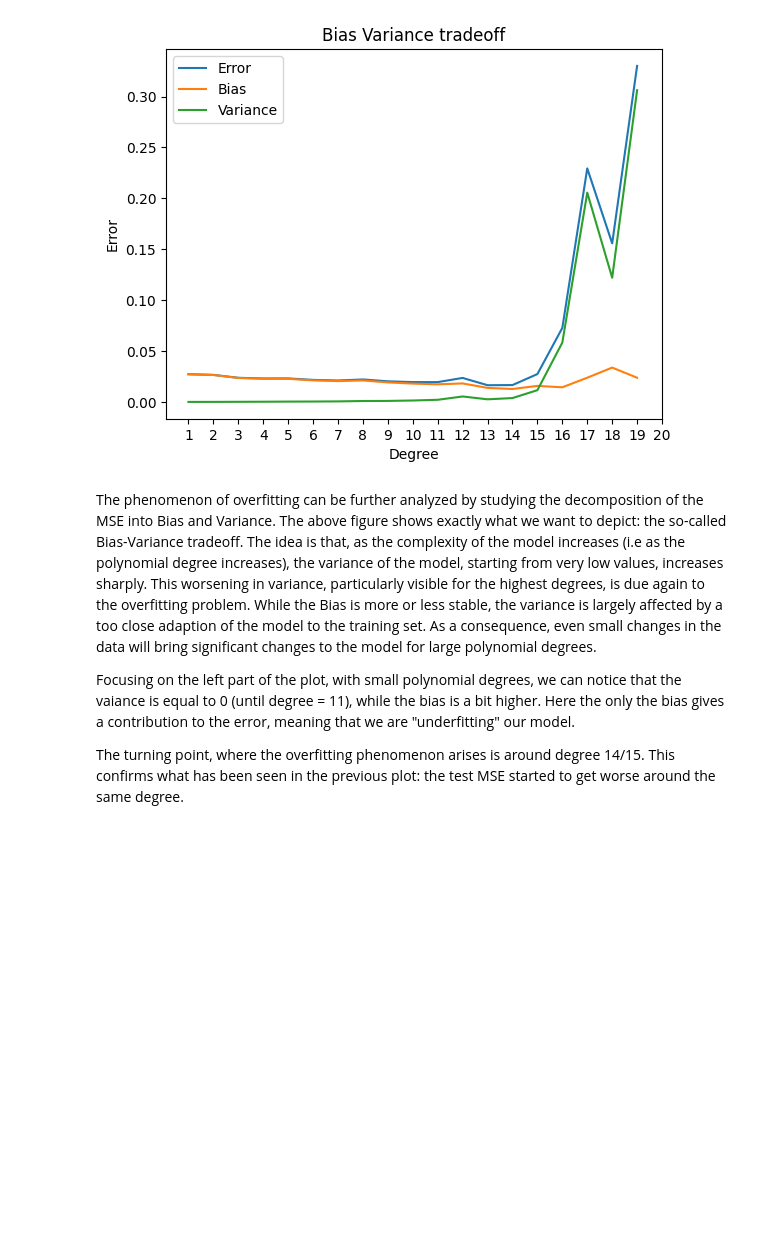
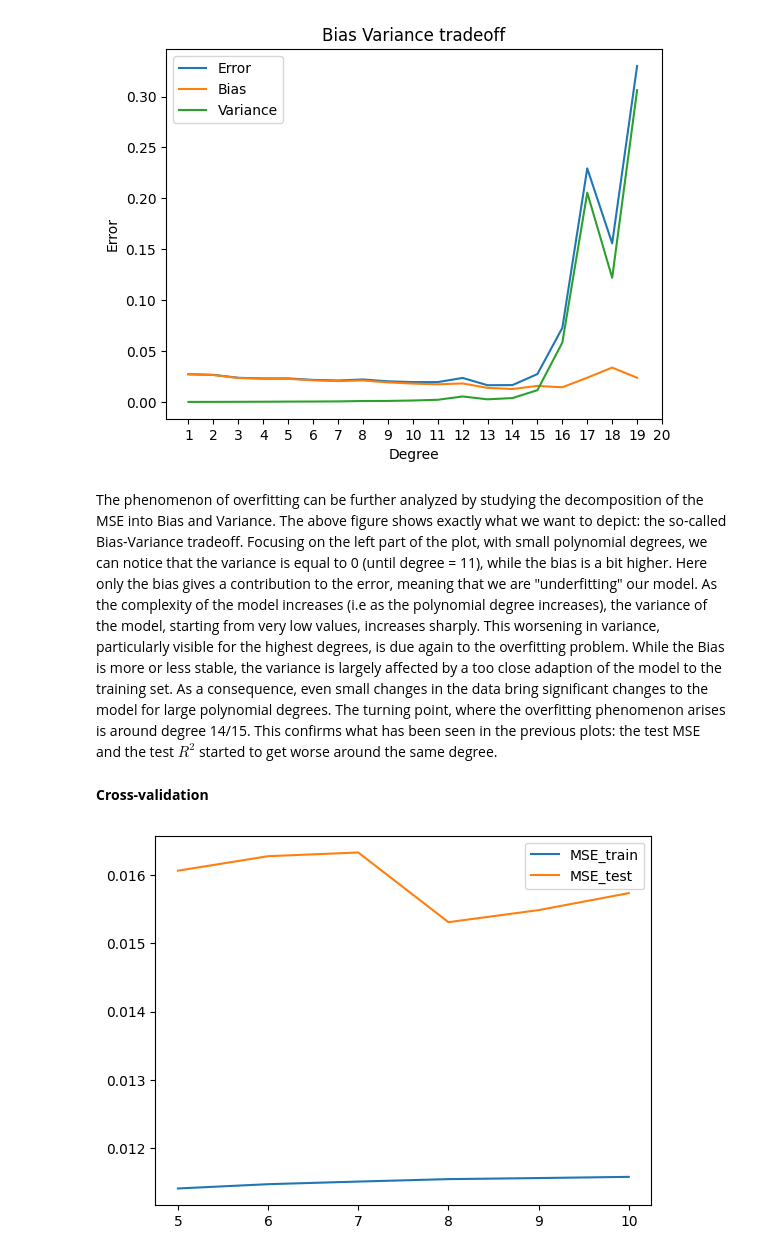
Before and after one commit to alessiasanfelici/FYS-STK4155-Project-1, a Jupyter notebook: Exercise g.ipynb, the cells around one changed output. Saved outputs shown, nothing was run; the diff lists cells and outputs as text; code cells hidden in the pictures; blank space fills up the shorter version.

```diff
--- a/Exercise g.ipynb
+++ b/Exercise g.ipynb
@@ -484,8 +503,71 @@ plt.show()
 # %% [output]
 [figure]
 # %% [markdown]
-The phenomenon of overfitting can be further analyzed by studying the decomposition of the MSE into Bias and Variance. The above figure shows exactly what we want to depict: the so-called Bias-Variance tradeoff. The idea is that, as the complexity of the model increases (i.e as the polynomial degree increases), the variance of the model, starting from very low values, increases sharply. This worsening in variance, particularly visible for the highest degrees, is due again to the overfitting problem. While the Bias is more or less stable, the variance is largely affected by a too close adaption of the model to the training set. As a consequence, even small changes in the data will bring significant changes to the model for large polynomial degrees.
-
-Focusing on the left part of the plot, with small polynomial degrees, we can notice that the vaiance is equal to 0 (until degree = 11), while the bias is a bit higher. Here the only the bias gives a contribution to the error, meaning that we are "underfitting" our model.
-
-The turning point, where the overfitting phenomenon arises is around degree 14/15. This confirms what has been seen in the previous plot: the test MSE started to get worse around the same degree.
+The phenomenon of overfitting can be further analyzed by studying the decomposition of the MSE into Bias and Variance. The above figure shows exactly what we want to depict: the so-called Bias-Variance tradeoff. Focusing on the left part of the plot, with small polynomial degrees, we can notice that the variance is equal to 0 (until degree = 11), while the bias is a bit higher. Here only the bias gives a contribution to the error, meaning that we are "underfitting" our model. As the complexity of the model increases (i.e as the polynomial degree increases), the variance of the model, starting from very low values, increases sharply. This worsening in variance, particularly visible for the highest degrees, is due again to the overfitting problem. While the Bias is more or less stable, the variance is largely affected by a too close adaption of the model to the training set. As a consequence, even small changes in the data bring significant changes to the model for large polynomial degrees. The turning point, where the overfitting phenomenon arises is around degree 14/15. This confirms what has been seen in the previous plots: the test MSE and the test $R^2$ started to get worse around the same degree.
+# %% [markdown]
+**Cross-validation**
+# %%
+def cross_validation (k, x, y, z, degree):
+    """
+    k: number of folds
+    z: data
+    degree: polynomial degree
+    n: number of data points
+    """
+    #create numpy arrays for MSE
+    MSE_train = np.zeros(k)
+    MSE_test = np.zeros(k)
+
+    #shuffle indexes
+    i = np.arange(len(z))
+    np.random.shuffle(i)
+    i = np.array_split(i, k) #split index into k folds, without raising an error when the number of indexes is not divisible by k
+    #for each fold, use the other k-1 folds for training and test on the remaining fold
+    for k in range(k):
+
+        #create design matrix
+        X = create_X(points[:, 0], points[:, 1], degree)
+
+        #split data into training and test
+        X_test = X[i[k]]
+        z_test = z[i[k]]
+
+        X_train = np.delete(X, i[k], axis=0)
+        z_train = np.delete(z, i[k])
+
+        #scale data
+        X_train_mean = np.mean(X_train,axis=0)
+        X_train = X_train - X_train_mean
+        X_test = X_test - X_train_mean
+
+        z_train_mean = np.mean(z_train)
+        z_train = z_train - z_train_mean
+        z_test = z_test - z_train_mean
+
+        #find beta and predict
+        U, S, VT = np.linalg.svd(X_train,full_matrices = False)
+        beta = (VT.T @ np.linalg.pinv(np.diag(S)) @ U.T) @ z_train
+        z_train_predict = X_train@beta
+        z_test_predict = X_test@beta
+
+        #compute MSE for training and test
+        MSE_train[k] = MSE(z_train, z_train_predict)
+        MSE_test[k] = MSE(z_test, z_test_predict)
+
+    #return mean MSE
+    MSE_train_mean = np.mean(MSE_train)
+    MSE_test_mean = np.mean(MSE_test)
+    return MSE_train_mean, MSE_test_mean
+
+
+MSE_train = np.zeros(6)
+MSE_test = np.zeros(6)
+folds = np.arange(5,11)
+for k in folds:
+    MSE_train[k-5], MSE_test[k-5] = cross_validation(k, x, y, z, 15)
+plt.plot(folds, MSE_train, label='MSE_train')
+plt.plot(folds, MSE_test, label='MSE_test')
+plt.legend()
+plt.show()
+# %% [output]
+[figure, added]
```
Also changed, not shown: parts of 15 cells of this notebook.
